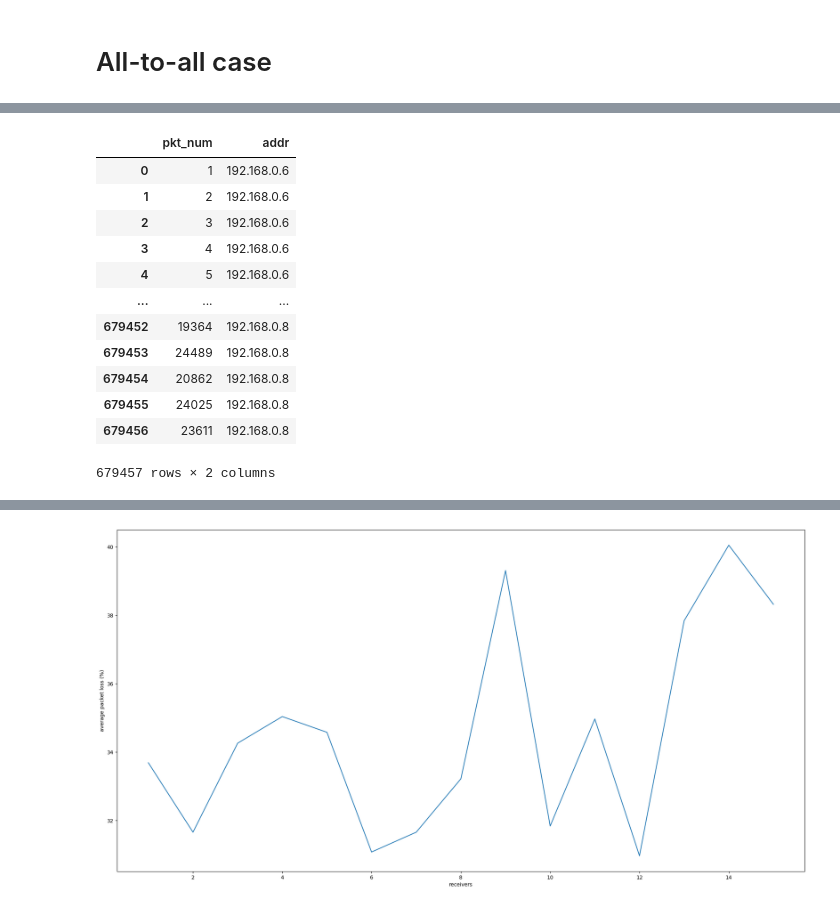
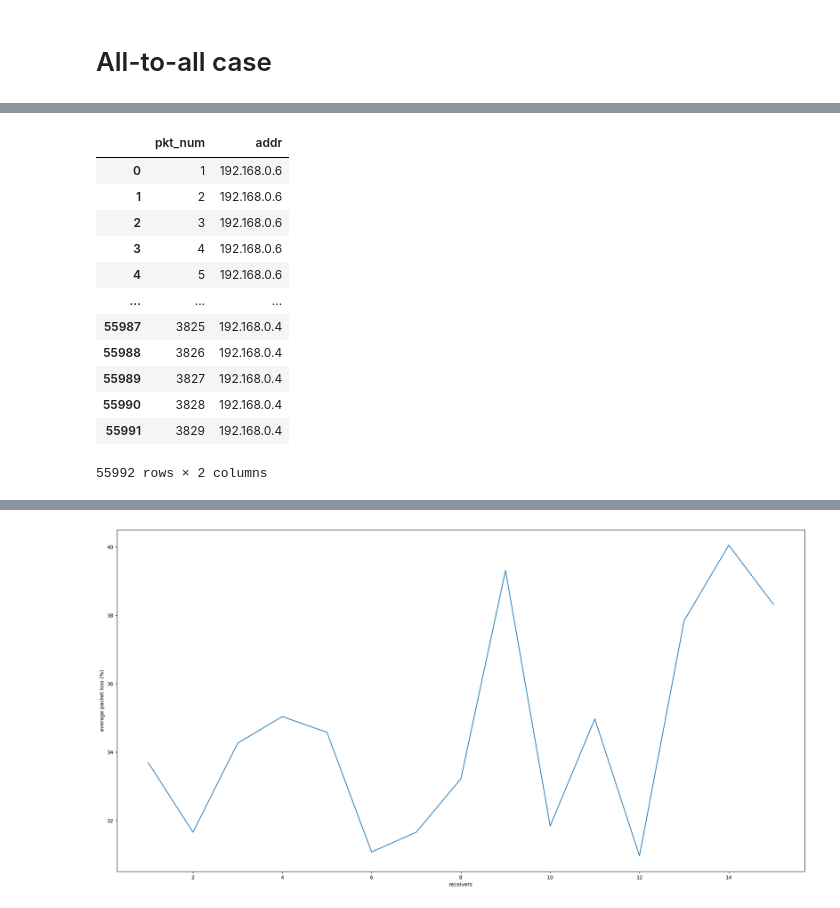
Before and after one commit to Krynegal/SDN_modeling_system, a Jupyter notebook: parser/datParser.ipynb, the cells around one changed output, grey strips where cells are left out. Saved outputs shown, nothing was run; the diff lists cells and outputs as text; code cells hidden in the pictures.

```diff
--- a/parser/datParser.ipynb
+++ b/parser/datParser.ipynb
@@ -268,0 +279,28 @@ Total packetloss: 34.43 %
+# %%
+map_count = {}
+map_max = {}
+with open(ITG_PATH + f'recv{1}.txt', "r") as f:
+    for line in f.readlines():
+        split_line = line.split()
+        src_socket = split_line[4]
+        addr_index = src_socket.index("/")
+        src_addr = src_socket[:addr_index]
+        if src_addr not in map_count:
+            map_count[src_addr] = 0
+            map_max[src_addr] = 0
+        map_count[src_addr] += 1
+        if int(split_line[2]) > map_max[src_addr]:
+            map_max[src_addr] = int(split_line[2])
+#received_pkts.append(sum(map_count.values()))
+#dropped_pkts.append(sum(map_max.values()) - sum(map_count.values()))
+#pl.append(round((1 - sum(map_count.values()) / sum(map_max.values())) * 100, 2))
+
+print(map_count)
+print()
+print(map_max)
+print()
+sum_rec = 0
+for i in map_max:
+    sum_rec += map_max[i] - map_count[i]
+    print(f'{i}: {map_max[i] - map_count[i]}')
+print(sum_rec)
@@ -269,35 +327,33 @@ Total packetloss: 34.43 %
 # %%
-
-
 map_count = {}
 map_max = {}
 nums = []
 addrs = []
-with open(ITG_PATH + f'recv{9}.txt', "r") as f:
+with open(ITG_PATH + f'recv{5}.txt', "r") as f:
     for line in f.readlines():
         split_line = line.split()
         src_socket = split_line[4]
         addr_index = src_socket.index("/")
         src_addr = src_socket[:addr_index]
 
-        nums.append(split_line[2])
+        nums.append(int(split_line[2]))
         addrs.append(src_addr)
 
 pl_df = pd.DataFrame({'pkt_num':nums, 'addr':addrs})
 pl_df
 # %% [output]
 |  | pkt_num | addr |
 | 0 | 1 | 192.168.0.6 |
 | 1 | 2 | 192.168.0.6 |
 | 2 | 3 | 192.168.0.6 |
 | 3 | 4 | 192.168.0.6 |
 | 4 | 5 | 192.168.0.6 |
 | ... | ... | ... |
-| 679452 | 19364 | 192.168.0.8 |
-| 679453 | 24489 | 192.168.0.8 |
-| 679454 | 20862 | 192.168.0.8 |
-| 679455 | 24025 | 192.168.0.8 |
-| 679456 | 23611 | 192.168.0.8 |
+| 55987 | 3825 | 192.168.0.4 |
+| 55988 | 3826 | 192.168.0.4 |
+| 55989 | 3827 | 192.168.0.4 |
+| 55990 | 3828 | 192.168.0.4 |
+| 55991 | 3829 | 192.168.0.4 |
-679457 rows × 2 columns
+55992 rows × 2 columns
 # %%
 for i in range(1,16):
```
Also changed, not shown: parts of 11 cells of this notebook.
